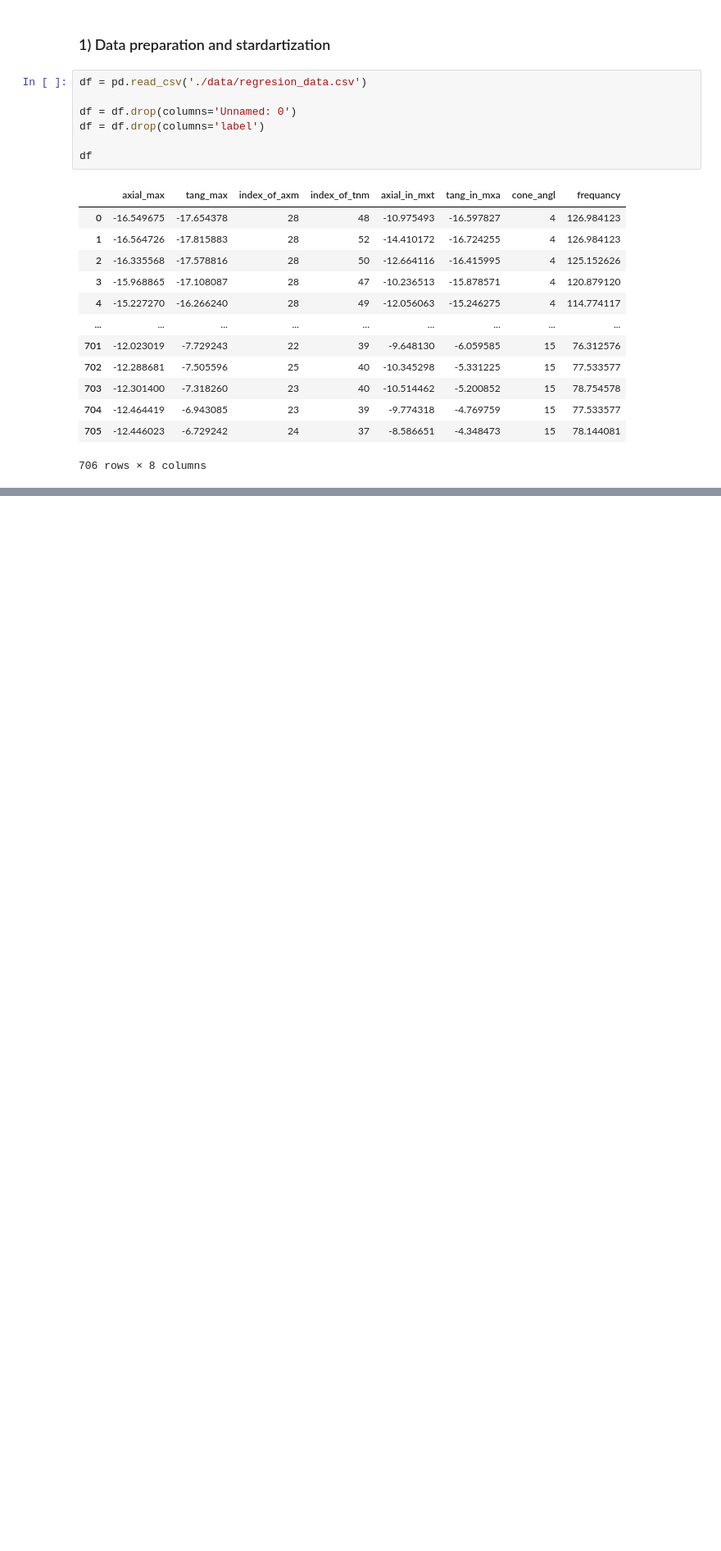
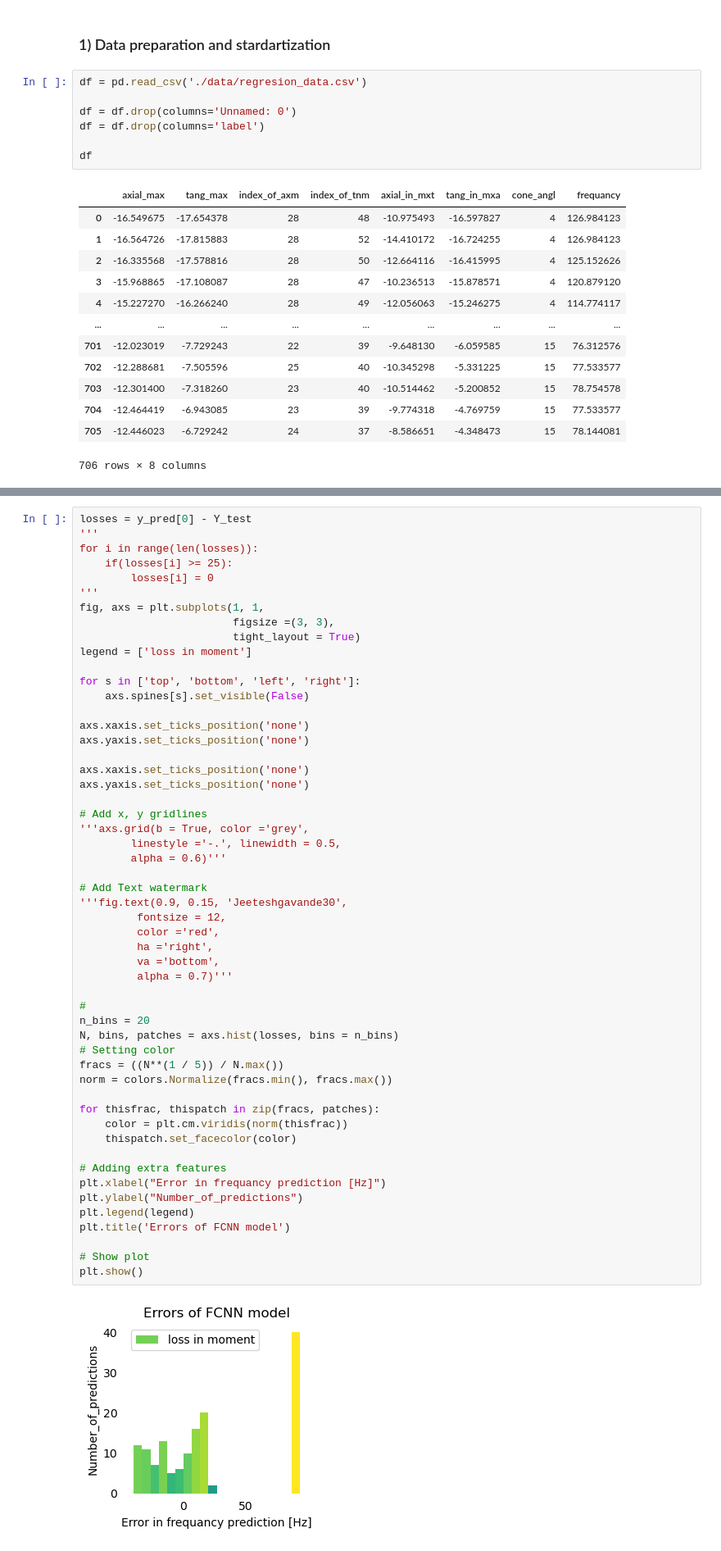
Before and after one commit to NikitaGoltsev/aerodynamic_circuit_ML, a Jupyter notebook: dl_reg.ipynb, the cells around one changed output, grey strips where cells are left out. Shown: that part at 82% size. Drawn from its saved outputs; the diff is of its cells as text; blank space fills up the shorter version.

```diff
--- a/dl_reg.ipynb
+++ b/dl_reg.ipynb
@@ -30,0 +148,55 @@ df
+# %%
+losses = y_pred[0] - Y_test
+'''
+for i in range(len(losses)):
+    if(losses[i] >= 25):
+        losses[i] = 0
+'''
+fig, axs = plt.subplots(1, 1,
+                        figsize =(3, 3),
+                        tight_layout = True)
+legend = ['loss in moment']
+
+for s in ['top', 'bottom', 'left', 'right']:
+    axs.spines[s].set_visible(False)
+
+axs.xaxis.set_ticks_position('none')
+axs.yaxis.set_ticks_position('none')
+
+axs.xaxis.set_ticks_position('none')
+axs.yaxis.set_ticks_position('none')
+
+# Add x, y gridlines
+'''axs.grid(b = True, color ='grey',
+        linestyle ='-.', linewidth = 0.5,
+        alpha = 0.6)'''
+
+# Add Text watermark
+'''fig.text(0.9, 0.15, 'Jeeteshgavande30',
+         fontsize = 12,
+         color ='red',
+         ha ='right',
+         va ='bottom',
+         alpha = 0.7)'''
+
+#
+n_bins = 20
+N, bins, patches = axs.hist(losses, bins = n_bins)
+# Setting color
+fracs = ((N**(1 / 5)) / N.max())
+norm = colors.Normalize(fracs.min(), fracs.max())
+
+for thisfrac, thispatch in zip(fracs, patches):
+    color = plt.cm.viridis(norm(thisfrac))
+    thispatch.set_facecolor(color)
+
+# Adding extra features
+plt.xlabel("Error in frequancy prediction [Hz]")
+plt.ylabel("Number_of_predictions")
+plt.legend(legend)
+plt.title('Errors of FCNN model')
+
+# Show plot
+plt.show()
+# %% [output]
+[figure, added]
```
Also changed, not shown: parts of 15 cells of this notebook, 1 other file.
